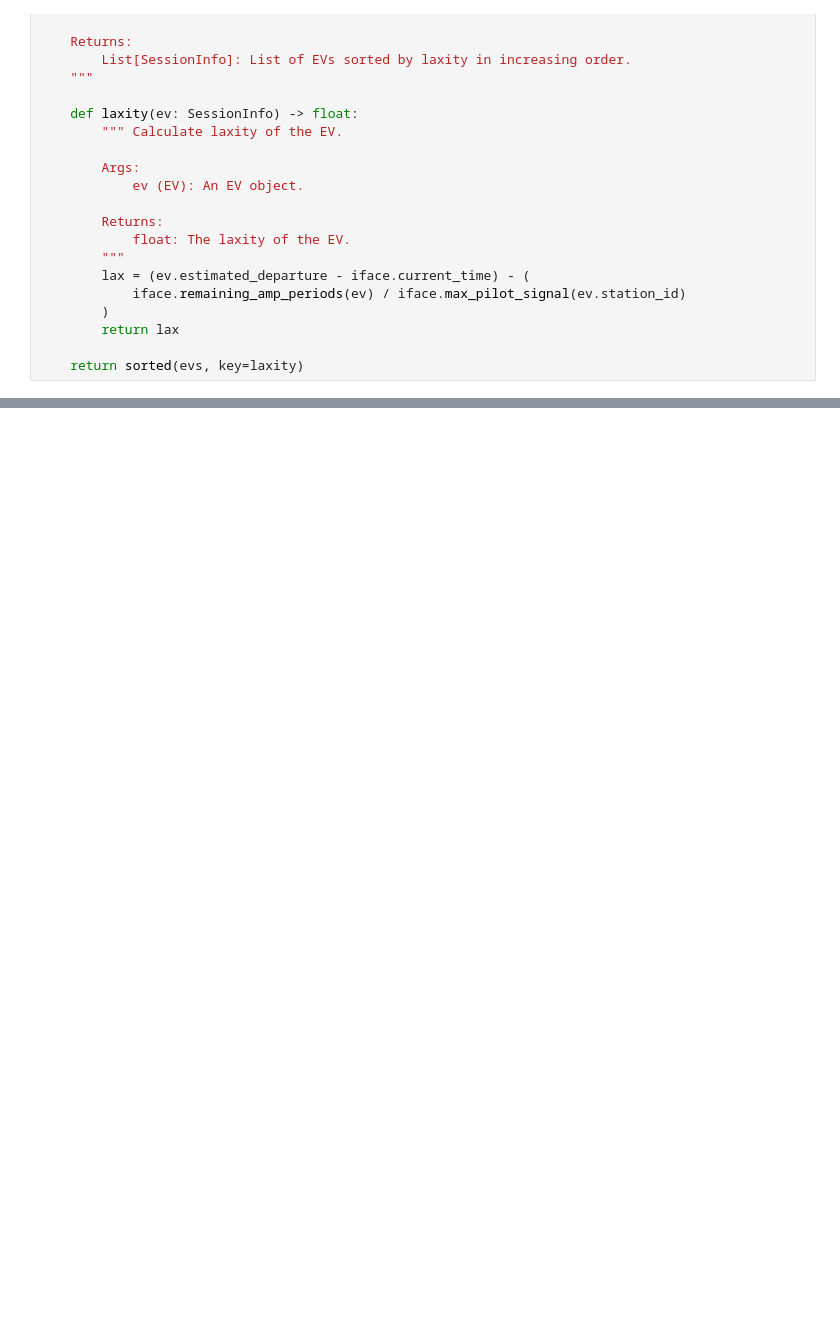
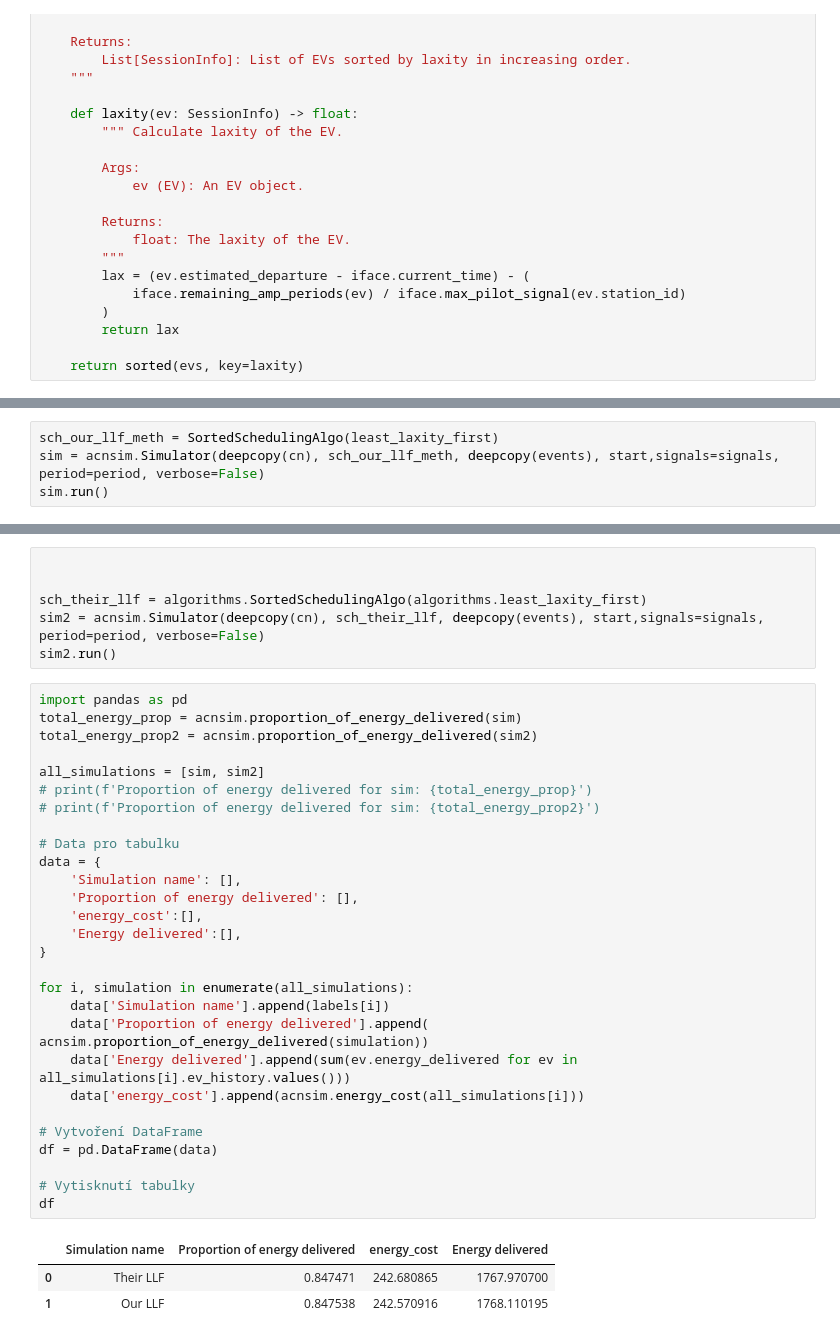
Before and after one commit to Omar-687/diplomovka_code, a Jupyter notebook: acnportal/my_experiments/shafei2_optimalisation_testing.ipynb, the cells around one changed output, grey strips where cells are left out. Cells and saved outputs as stored; diff of their text form; blank space fills up the shorter version.

```diff
--- a/acnportal/my_experiments/shafei2_optimalisation_testing.ipynb
+++ b/acnportal/my_experiments/shafei2_optimalisation_testing.ipynb
@@ -210,0 +469,4 @@ def least_laxity_first(evs: List[SessionInfo], iface: Interface) -> List[Session
+# %%
+sch_our_llf_meth = SortedSchedulingAlgo(least_laxity_first)
+sim = acnsim.Simulator(deepcopy(cn), sch_our_llf_meth, deepcopy(events), start,signals=signals, period=period, verbose=False)
+sim.run()
@@ -210,0 +491,38 @@ def least_laxity_first(evs: List[SessionInfo], iface: Interface) -> List[Session
+# %%
+
+
+sch_their_llf = algorithms.SortedSchedulingAlgo(algorithms.least_laxity_first)
+sim2 = acnsim.Simulator(deepcopy(cn), sch_their_llf, deepcopy(events), start,signals=signals, period=period, verbose=False)
+sim2.run()
+# %%
+import pandas as pd
+total_energy_prop = acnsim.proportion_of_energy_delivered(sim)
+total_energy_prop2 = acnsim.proportion_of_energy_delivered(sim2)
+
+all_simulations = [sim, sim2]
+# print(f'Proportion of energy delivered for sim: {total_energy_prop}')
+# print(f'Proportion of energy delivered for sim: {total_energy_prop2}')
+
+# Data pro tabulku
+data = {
+    'Simulation name': [],
+    'Proportion of energy delivered': [],
+    'energy_cost':[],
+    'Energy delivered':[],
+}
+
+for i, simulation in enumerate(all_simulations):
+    data['Simulation name'].append(labels[i])
+    data['Proportion of energy delivered'].append( acnsim.proportion_of_energy_delivered(simulation))
+    data['Energy delivered'].append(sum(ev.energy_delivered for ev in all_simulations[i].ev_history.values()))
+    data['energy_cost'].append(acnsim.energy_cost(all_simulations[i]))
+
+# Vytvoření DataFrame
+df = pd.DataFrame(data)
+
+# Vytisknutí tabulky
+df
+# %% [output]
+|  | Simulation name | Proportion of energy delivered | energy_cost | Energy delivered |
+| 0 | Their LLF | 0.847471 | 242.680865 | 1767.970700 |
+| 1 | Our LLF | 0.847538 | 242.570916 | 1768.110195 |
```
Also changed, not shown: parts of 5 cells of this notebook, 1 other file.
